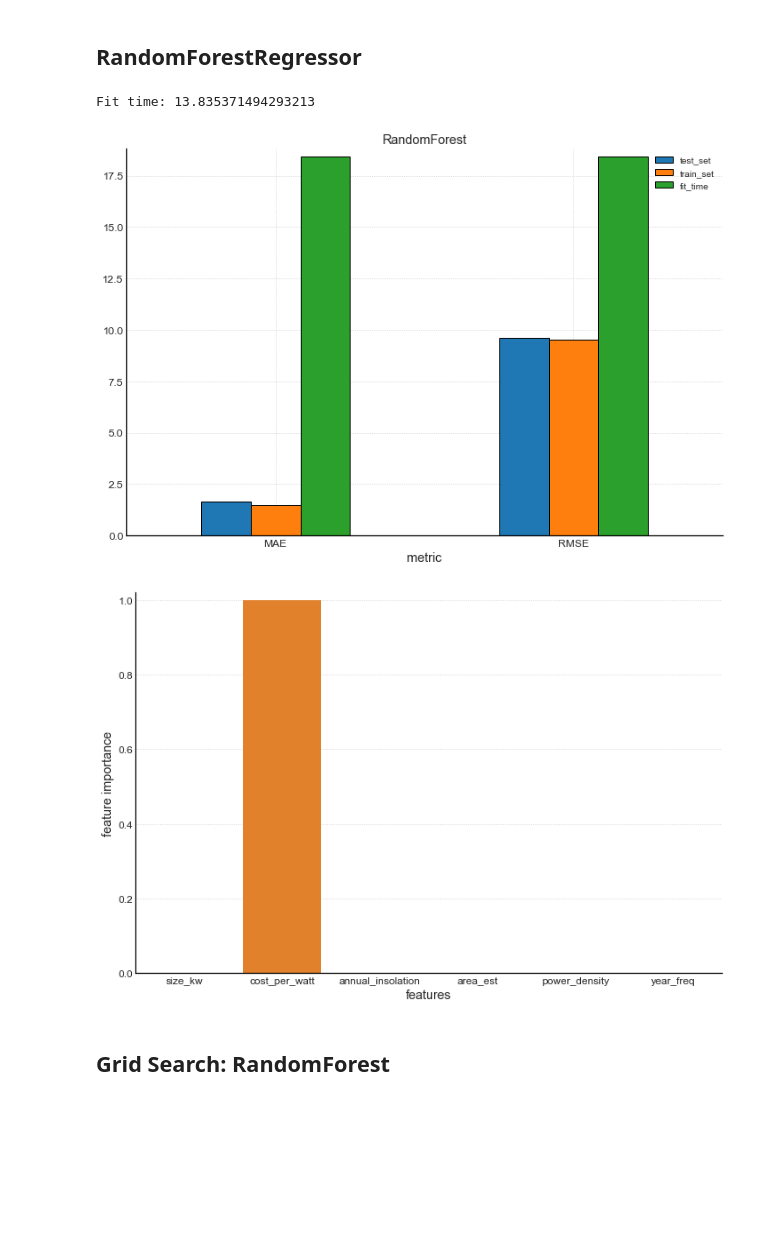
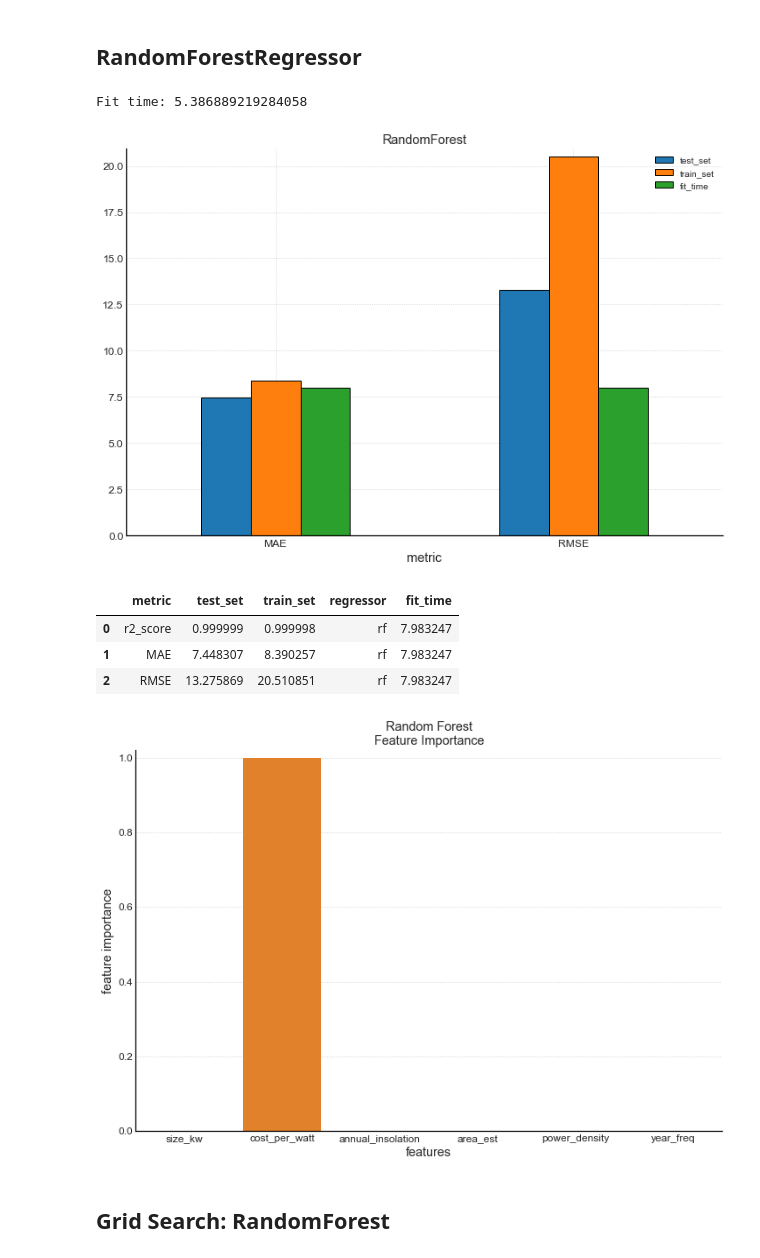
Before and after one commit to sergatron/projects, a Jupyter notebook: solar_array/solar_array_final_models.ipynb, the cells around one changed output. Saved outputs shown, nothing was run; the diff lists cells and outputs as text; code cells hidden in the pictures; blank space fills up the shorter version.

Commit message:
updated models

```diff
--- a/solar_array/solar_array_final_models.ipynb
+++ b/solar_array/solar_array_final_models.ipynb
@@ -1139,34 +1150,44 @@ rf_params = {
 X_train, y_train, X_test, y_test = train_test_split(df_2.drop(drop_this, axis=1),
                                                     '2015-05-31', '2015-06-01')
 
+rf_params = {
+    'max_depth': 10,
+    'n_estimators': 15,
+#     'min_samples_split': 3,
+    'n_jobs': -1,
+}
 # define regressor and build pipeline
 rf_model_stats, rf_model = build_model(
     RandomForestRegressor,
     **rf_params,
     model_name='rf'
 )
-rf_model_stats
 plot_model_metrics(rf_model_stats, 'RandomForest')
 # %% [output]
-Fit time: 13.835371494293213
+Fit time: 5.386889219284058
-[figure, old version]
+[figure, new version]
+# %%
+rf_model_stats
+# %% [output]
+|  | metric | test_set | train_set | regressor | fit_time |
+| 0 | r2_score | 0.999999 | 0.999998 | rf | 7.983247 |
+| 1 | MAE | 7.448307 | 8.390257 | rf | 7.983247 |
+| 2 | RMSE | 13.275869 | 20.510851 | rf | 7.983247 |
 # %%
-rf_metrics_df = pd.DataFrame({
+rf_features_df = pd.DataFrame({
     'features': X_train.columns.values[rf_model.named_steps['feature select'].get_support()],
     'feature importance': rf_model.named_steps['regressor'].feature_importances_,
 
 })
-
-# rf_metrics_df.plot(kind='bar')
-# plt.xticks(ticks=np.arange(6), labels=rf_metrics_df['features'], rotation=0)
-# plt.ylabel('')
-# plt.show()
+rf_features_df
+# plot feature importance
 sns.barplot(x=rf_metrics_df['features'],
            y=rf_metrics_df['feature importance'],
            )
+plt.title('Random Forest\nFeature Importance')
 plt.show()
 # %% [output]
-[figure, old version]
+[figure, new version]
 # %% [markdown]
 ## Grid Search: RandomForest
 # %%
```
Also changed, not shown: parts of 33 cells of this notebook, 1 other file.
